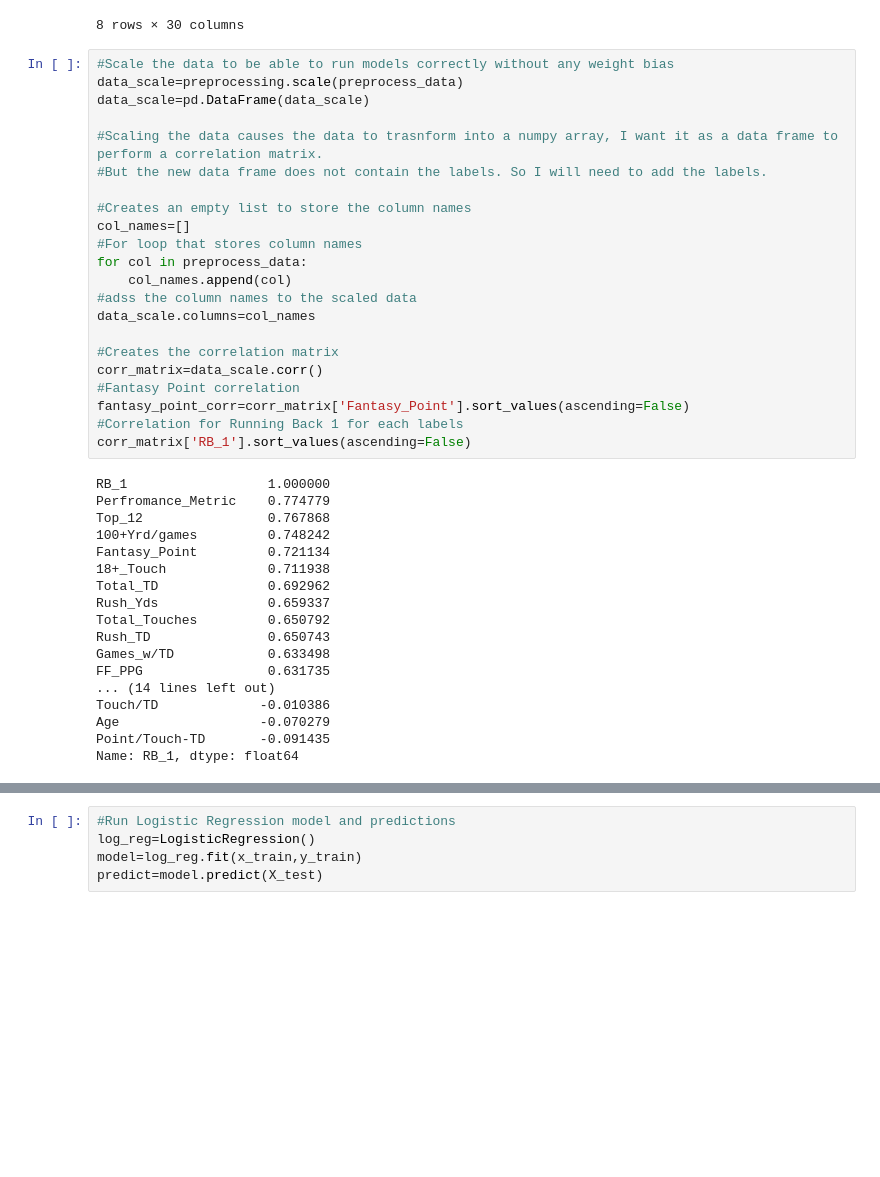
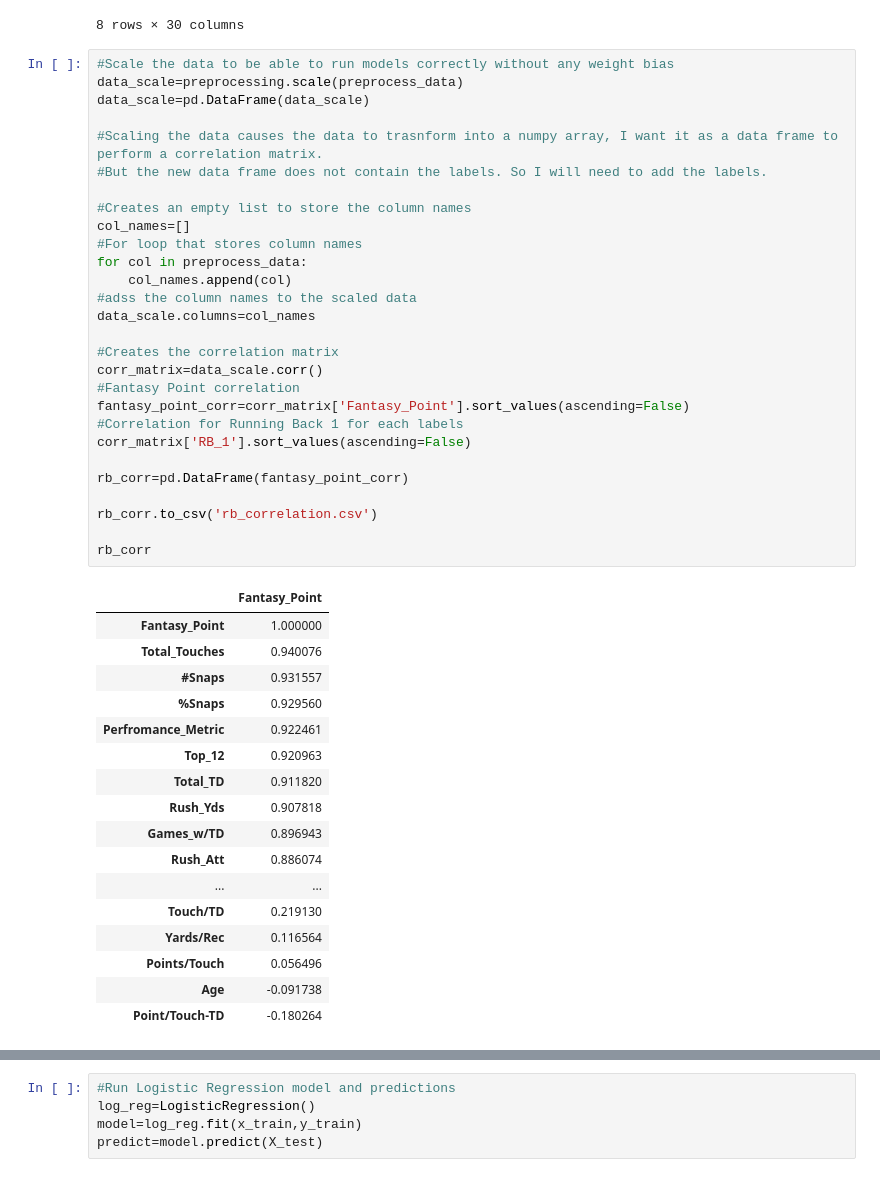
Before and after one commit to jh729670/Running-Back-Data, a Jupyter notebook: Data Practicum.ipynb, the cells around one changed output, grey strips where cells are left out. Drawn from its saved outputs; the diff is of its cells as text; blank space fills up the shorter version.

```diff
--- a/Data Practicum.ipynb
+++ b/Data Practicum.ipynb
@@ -46,43 +84,49 @@ data.describe()
 # %%
 #Scale the data to be able to run models correctly without any weight bias
 data_scale=preprocessing.scale(preprocess_data)
 data_scale=pd.DataFrame(data_scale)
 
 #Scaling the data causes the data to trasnform into a numpy array, I want it as a data frame to perform a correlation matrix.
 #But the new data frame does not contain the labels. So I will need to add the labels.
 
 #Creates an empty list to store the column names
 col_names=[]
 #For loop that stores column names
 for col in preprocess_data:
     col_names.append(col)
 #adss the column names to the scaled data
 data_scale.columns=col_names
 
 #Creates the correlation matrix
 corr_matrix=data_scale.corr()
 #Fantasy Point correlation
 fantasy_point_corr=corr_matrix['Fantasy_Point'].sort_values(ascending=False)
 #Correlation for Running Back 1 for each labels
 corr_matrix['RB_1'].sort_values(ascending=False)
+
+rb_corr=pd.DataFrame(fantasy_point_corr)
+
+rb_corr.to_csv('rb_correlation.csv')
+
+rb_corr
 # %% [output]
-RB_1                  1.000000
-Perfromance_Metric    0.774779
-Top_12                0.767868
-100+Yrd/games         0.748242
-Fantasy_Point         0.721134
-18+_Touch             0.711938
-Total_TD              0.692962
-Rush_Yds              0.659337
-Total_Touches         0.650792
-Rush_TD               0.650743
-Games_w/TD            0.633498
-FF_PPG                0.631735
-... (14 lines left out)
-Touch/TD             -0.010386
-Age                  -0.070279
-Point/Touch-TD       -0.091435
-Name: RB_1, dtype: float64
+|  | Fantasy_Point |
+| Fantasy_Point | 1.000000 |
+| Total_Touches | 0.940076 |
+| #Snaps | 0.931557 |
+| %Snaps | 0.929560 |
+| Perfromance_Metric | 0.922461 |
+| Top_12 | 0.920963 |
+| Total_TD | 0.911820 |
+| Rush_Yds | 0.907818 |
+| Games_w/TD | 0.896943 |
+| Rush_Att | 0.886074 |
+| ... | ... |
+| Touch/TD | 0.219130 |
+| Yards/Rec | 0.116564 |
+| Points/Touch | 0.056496 |
+| Age | -0.091738 |
+| Point/Touch-TD | -0.180264 |
 # %%
 
 #Creates target Variable
```
Also changed, not shown: parts of 13 cells of this notebook.
